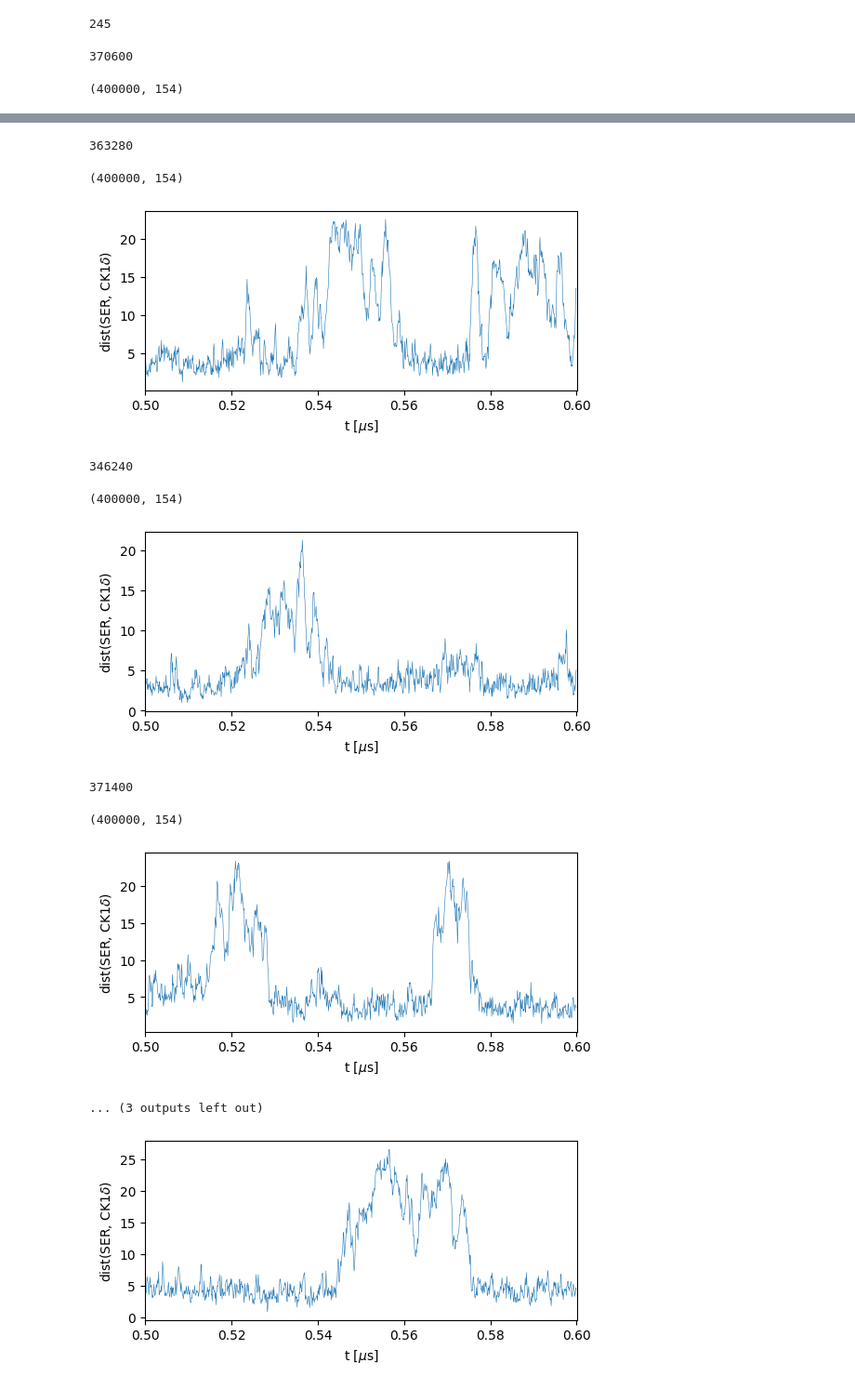
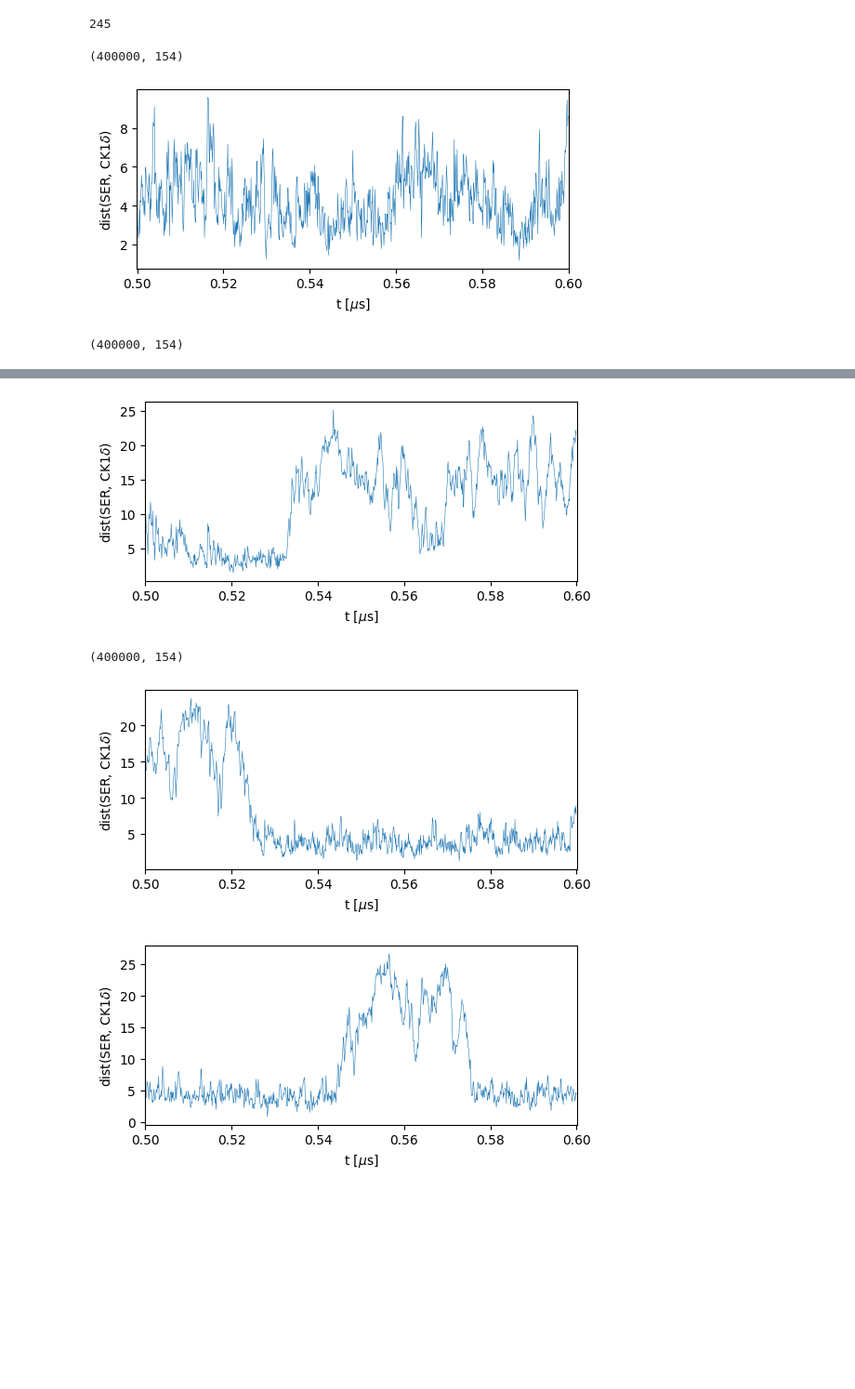
Before and after one commit to ezippo/HPA, a Jupyter notebook: process_traj.ipynb, the cells around one changed output, grey strips where cells are left out. Shown at 93% size. Drawn from its saved outputs; the diff is of its cells as text; code cells hidden in the pictures; blank space fills up the shorter version.

```diff
--- a/process_traj.ipynb
+++ b/process_traj.ipynb
@@ -152,7 +152,7 @@ for i in [2500]:
 rdump = '5k'
 ck1d_bool = False
 pp3_bool = True
-dmu = '+5'
+dmu = '-1'
 time = ''
 sern = 18
 npser = ''
@@ -183,25 +183,26 @@ elif pp3_bool:
 else:
     RaiseError('no enzymes!')
 
-cuttimes=[370600, 363280, 346240, 371400, 357400]
+#cuttimes=[370600, 363280, 346240, 371400, 357400]
 
-for s in range(1,6):
+for s in range(3,6):
     if ck1d_bool and pp3_bool:
         d = hpau.create_distance_file(pt+f'sim{s}_ser{sern}_dmu{dmu}_1-tdp43{npser}_{enzfile}_{temp}{rdump}_{suffix}_{time}dump.gsd',
-                                         id1=ck1d_ids, id2=[i for i in range(154)], mean1=True, therm=0)
+                                         id1=ck1d_ids, id2=[i for i in range(154)], mode='mean1', therm=0)
         tmp = hpau.create_distance_file(pt+f'sim{s}_ser{sern}_dmu{dmu}_1-tdp43{npser}_{enzfile}_{temp}{rdump}_{suffix}_{time}dump.gsd',
-                                         id1=pp3_ids, id2=[i for i in range(154)], mean1=True, therm=0)
+                                         id1=pp3_ids, id2=[i for i in range(154)], mode='mean1', therm=0)
         d = np.append(d, tmp, axis=1)
     else:
-        print(cuttimes[s-1])
+        #print(cuttimes[s-1])
         d = hpau.create_distance_file(pt+f'sim{s}_ser{sern}_dmu{dmu}_1-tdp43{npser}_{enzfile}_{temp}{rdump}_{suffix}_{time}dump.gsd',
-                                         id1=enz_ids, id2=[i for i in range(154)], mean1=True, therm=0, max_time=cuttimes[s-1])
-        tmp = hpau.create_distance_file(pt+f'sim{s}_ser{sern}_dmu{dmu}_1-tdp43{npser}_{enzfile}_{temp}{rdump}_{suffix}_{time}dump.gsd',
-                                         id1=enz_ids, id2=[i for i in range(154)], mean1=True, therm=cuttimes[s-1]+40)
-        d = np.append(d, tmp, axis=0)
+                                         id1=enz_ids, id2=[i for i in range(154)], mode='mean1', therm=0) #, max_time=cuttimes[s-1])
+        #tmp = hpau.create_distance_file(pt+f'sim{s}_ser{sern}_dmu{dmu}_1-tdp43{npser}_{enzfile}_{temp}{rdump}_{suffix}_{time}dump.gsd',
+        #                                 id1=enz_ids, id2=[i for i in range(154)], mean1=True, therm=cuttimes[s-1]+40)
+        #d = np.append(d, tmp, axis=0)
         print(d.shape)
     np.savetxt(pt+f'sim{s}_ser{sern}_dmu{dmu}_1-tdp43{npser}_{enzfile}_{temp}{rdump}_{suffix}_{time}dist.txt', d)
     hpapl.plot_dist(d,part_id=5,start=5000,end=6000)
 # %% [output]
-370600
+(400000, 154)
+[figure, new version]
 (400000, 154)
@@ -209,13 +209,6 @@ for s in range(1,6):
+[figure, new version]
-363280
+(400000, 154)
-(400000, 154)
-[figure, old version]
-346240
-(400000, 154)
-[figure, old version]
+[figure, new version]
-371400
-(400000, 154)
-[figure, removed]
-... (3 outputs left out)
 # %%
 !ls /localscratch/zippoema/project_ness/simulations/cycle_ness/ness_ck1d_pp3_masspSer/sim_ser19_dmu-5_0_1-tdp43-5pser_1-ck1d-open_1-pp3_sp_repel_mpSer_rs/sim1_ser19_dmu-5_0_1-tdp43-5pser_com-ck1d-open_com-pp3_200K_5k_sp_repel_mpSer_rs_10us_contacts.txt
 # %%
```
Also changed, not shown: parts of 1 cell of this notebook, 1 other file.
